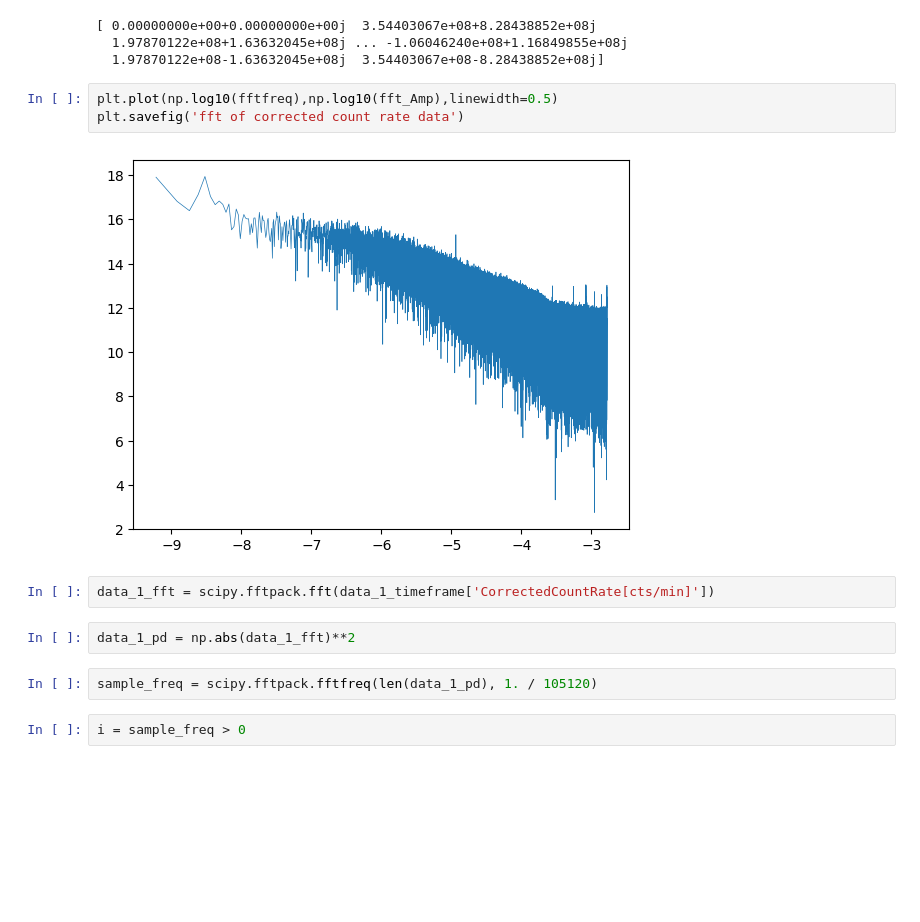
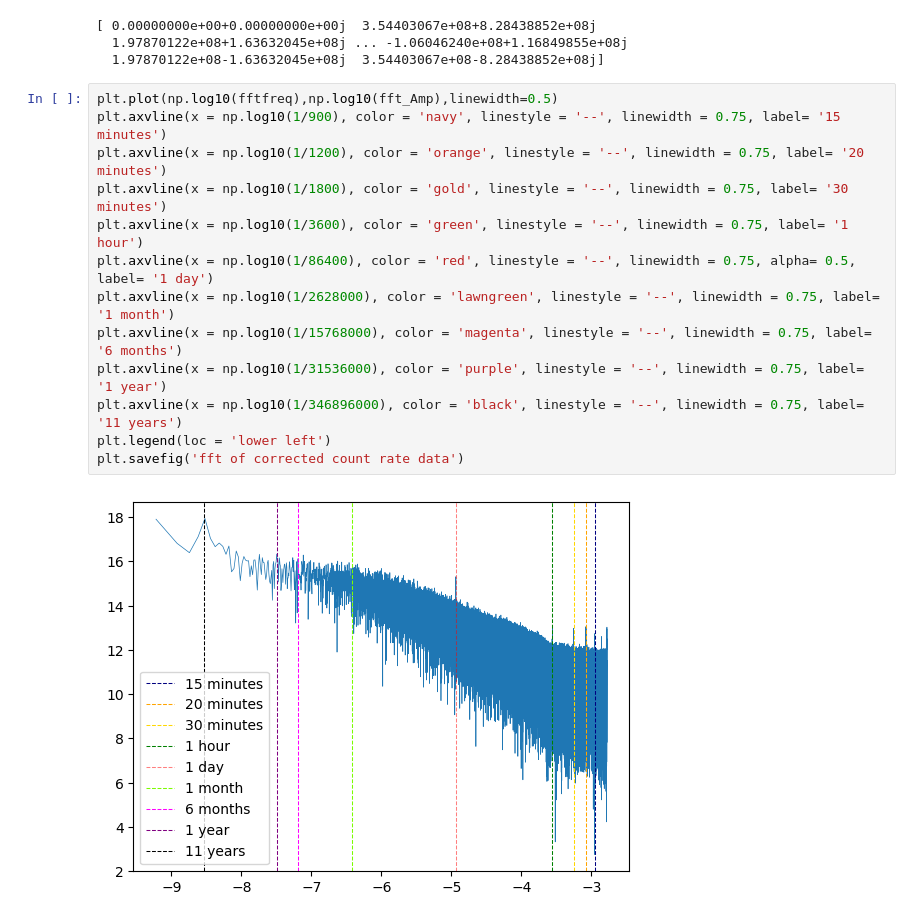
Before and after one commit to JamesGebala/High-energy-cosmic-rays-The-journey-from-supernovae-to-Earth, a Jupyter notebook: personal project plot.ipynb, the cells around one changed output. Cells and saved outputs as stored; diff of their text form; blank space fills up the shorter version.

```diff
--- a/personal project plot.ipynb
+++ b/personal project plot.ipynb
@@ -244,14 +244,16 @@ print(fft)
   1.97870122e+08-1.63632045e+08j  3.54403067e+08-8.28438852e+08j]
 # %%
 plt.plot(np.log10(fftfreq),np.log10(fft_Amp),linewidth=0.5)
+plt.axvline(x = np.log10(1/900), color = 'navy', linestyle = '--', linewidth = 0.75, label= '15 minutes')
+plt.axvline(x = np.log10(1/1200), color = 'orange', linestyle = '--', linewidth = 0.75, label= '20 minutes')
+plt.axvline(x = np.log10(1/1800), color = 'gold', linestyle = '--', linewidth = 0.75, label= '30 minutes')
+plt.axvline(x = np.log10(1/3600), color = 'green', linestyle = '--', linewidth = 0.75, label= '1 hour')
+plt.axvline(x = np.log10(1/86400), color = 'red', linestyle = '--', linewidth = 0.75, alpha= 0.5, label= '1 day')
+plt.axvline(x = np.log10(1/2628000), color = 'lawngreen', linestyle = '--', linewidth = 0.75, label= '1 month')
+plt.axvline(x = np.log10(1/15768000), color = 'magenta', linestyle = '--', linewidth = 0.75, label= '6 months')
+plt.axvline(x = np.log10(1/31536000), color = 'purple', linestyle = '--', linewidth = 0.75, label= '1 year')
+plt.axvline(x = np.log10(1/346896000), color = 'black', linestyle = '--', linewidth = 0.75, label= '11 years')
+plt.legend(loc = 'lower left')
 plt.savefig('fft of corrected count rate data')
 # %% [output]
-[figure, old version]
+[figure, new version]
-# %%
-data_1_fft = scipy.fftpack.fft(data_1_timeframe['CorrectedCountRate[cts/min]'])
-# %%
-data_1_pd = np.abs(data_1_fft)**2
-# %%
-sample_freq = scipy.fftpack.fftfreq(len(data_1_pd), 1. / 105120)
-# %%
-i = sample_freq > 0
```
Also changed, not shown: parts of 2 cells of this notebook.
